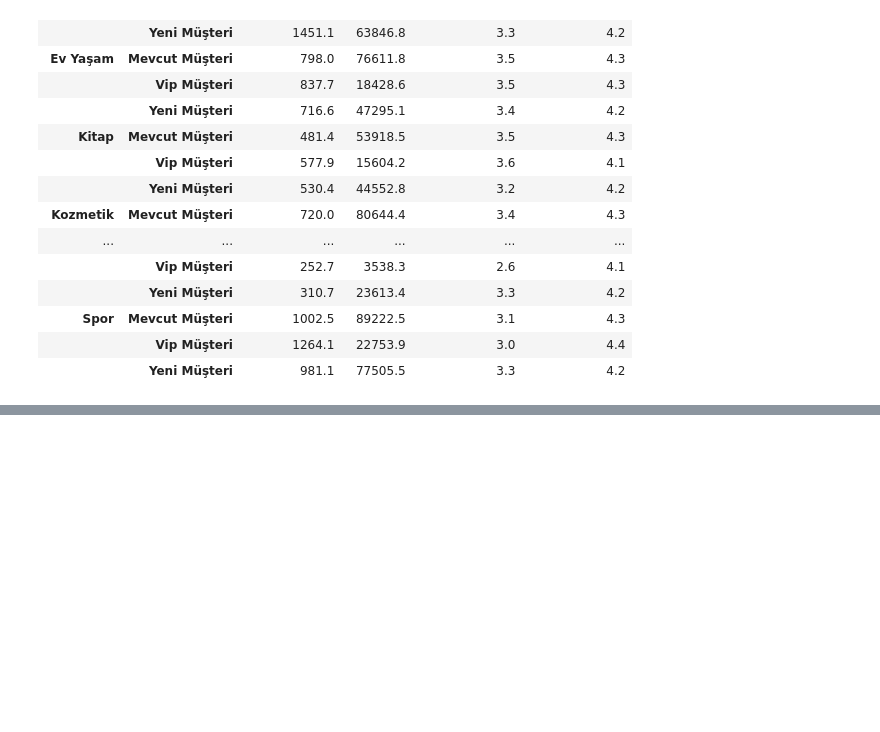
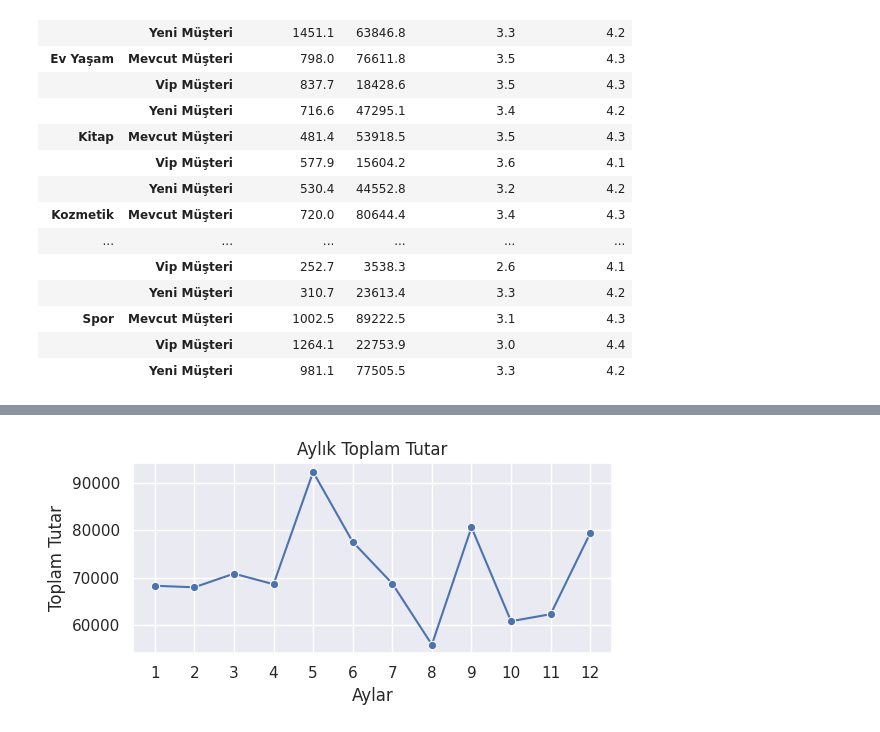
Before and after one commit to YunusEmre214/Data_Science_Colab, a Jupyter notebook: Data_Science.ipynb, the cells around one changed output, grey strips where cells are left out. Saved outputs shown, nothing was run; the diff lists cells and outputs as text; code cells hidden in the pictures; blank space fills up the shorter version.

```diff
--- a/Data_Science.ipynb
+++ b/Data_Science.ipynb
@@ -1247,3 +1247,6 @@ kategori_musteri_tipi_analizi
 | Spor | Mevcut Müşteri | 1002.5 | 89222.5 | 3.1 | 4.3 |
 |  | Vip Müşteri | 1264.1 | 22753.9 | 3.0 | 4.4 |
 |  | Yeni Müşteri | 981.1 | 77505.5 | 3.3 | 4.2 |
+# %%
+#66.Veri setini yükle
+df=pd.read_csv("e_ticaret_veri_seti_aykiri_degerler_temizlendi.csv")
@@ -1249,0 +1354,7 @@ kategori_musteri_tipi_analizi
+# %%
+sns.set_theme()
+# %%
+#71.Line plot ile zaman içindeki değişim
+df["siparis_tarihi"]=pd.to_datetime(df["siparis_tarihi"])
+df["siparis_ayi"]=df["siparis_tarihi"].dt.month
+df.head()
@@ -1249,0 +1368,3 @@ kategori_musteri_tipi_analizi
+# %%
+aylik_toplam_tutar=df.groupby("siparis_ayi")["toplam_tutar"].sum().reset_index()
+aylik_toplam_tutar
@@ -1249,0 +1385,11 @@ kategori_musteri_tipi_analizi
+# %%
+plt.figure(figsize=(6,3))
+sns.lineplot(data=aylik_toplam_tutar,x="siparis_ayi",y="toplam_tutar",marker="o")
+plt.title("Aylık Toplam Tutar")
+plt.xlabel("Aylar")
+plt.ylabel("Toplam Tutar")
+plt.xticks(range(1,13))
+plt.tight_layout()
+plt.show()
+# %% [output]
+[figure, added]
```
Also changed, not shown: parts of 38 cells of this notebook.
